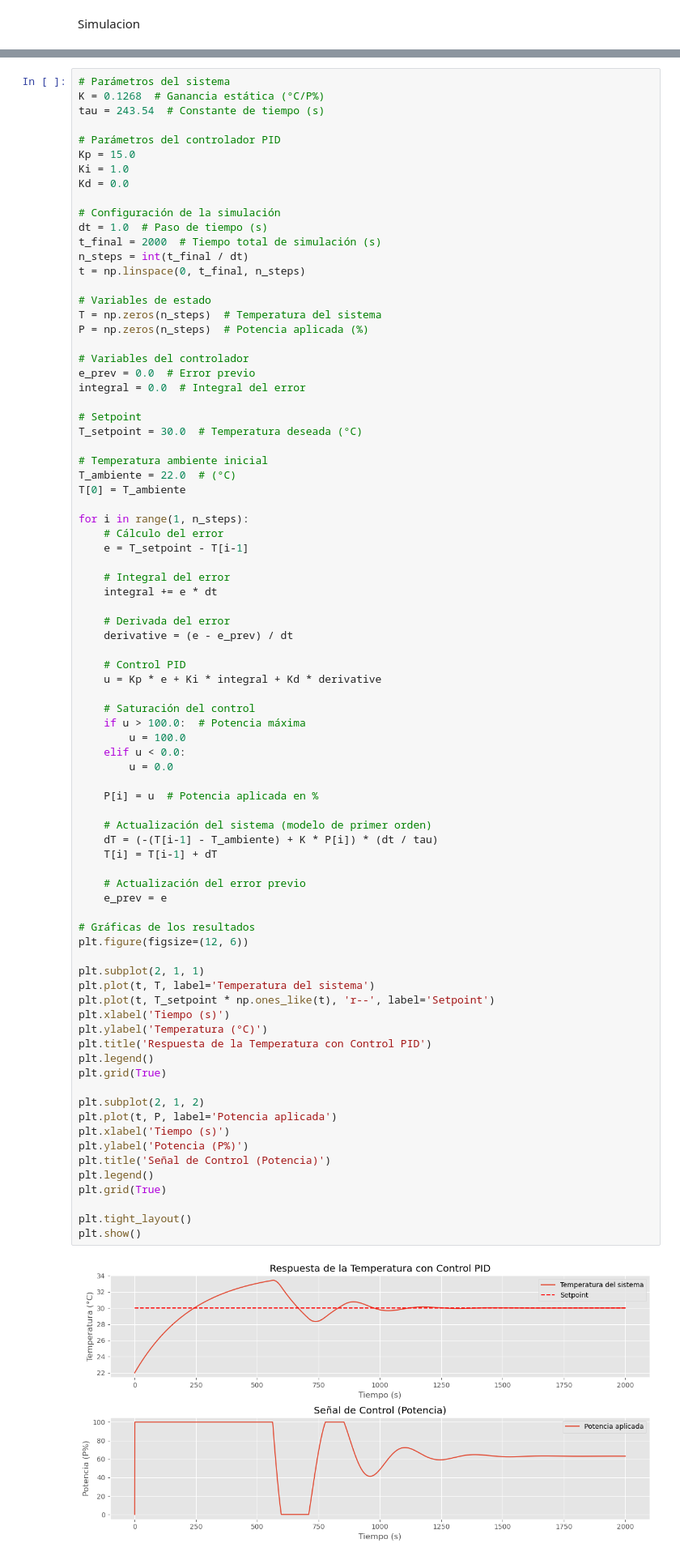
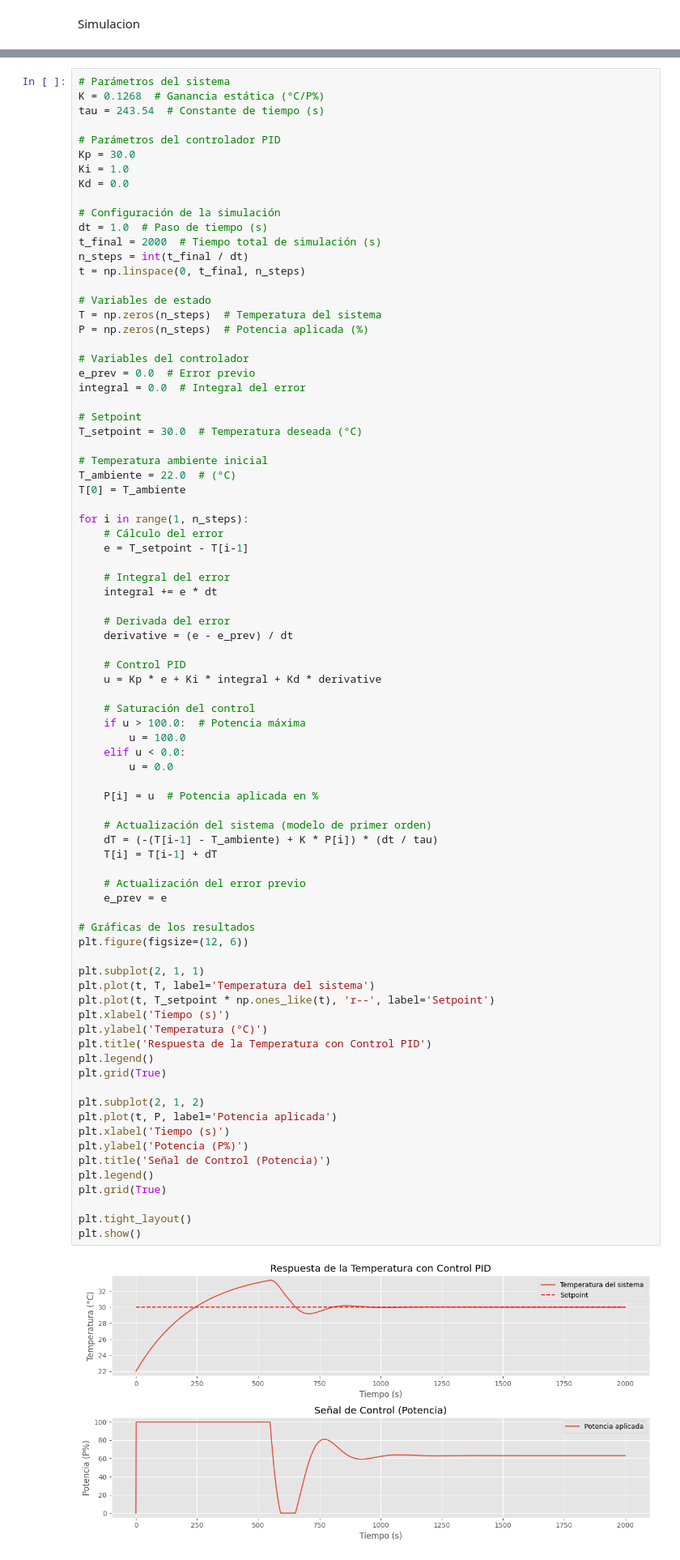
Before and after one commit to MaximilianoAntonio/incubator-prototype, a Jupyter notebook: Incbadora ino/vizualizador csv.ipynb, the cells around one changed output, grey strips where cells are left out. Shown at 81% size. Drawn from its saved outputs; the diff is of its cells as text.

```diff
--- a/Incbadora ino/vizualizador csv.ipynb
+++ b/Incbadora ino/vizualizador csv.ipynb
@@ -305,7 +305,7 @@ K = 0.1268  # Ganancia estática (°C/P%)
 tau = 243.54  # Constante de tiempo (s)
 
 # Parámetros del controlador PID
-Kp = 15.0
+Kp = 30.0
 Ki = 1.0
 Kd = 0.0
 
@@ -354,34 +354,34 @@ for i in range(1, n_steps):
     # Actualización del sistema (modelo de primer orden)
     dT = (-(T[i-1] - T_ambiente) + K * P[i]) * (dt / tau)
     T[i] = T[i-1] + dT
 
     # Actualización del error previo
     e_prev = e
 
 # Gráficas de los resultados
 plt.figure(figsize=(12, 6))
 
 plt.subplot(2, 1, 1)
 plt.plot(t, T, label='Temperatura del sistema')
 plt.plot(t, T_setpoint * np.ones_like(t), 'r--', label='Setpoint')
 plt.xlabel('Tiempo (s)')
 plt.ylabel('Temperatura (°C)')
 plt.title('Respuesta de la Temperatura con Control PID')
 plt.legend()
 plt.grid(True)
 
 plt.subplot(2, 1, 2)
 plt.plot(t, P, label='Potencia aplicada')
 plt.xlabel('Tiempo (s)')
 plt.ylabel('Potencia (P%)')
 plt.title('Señal de Control (Potencia)')
 plt.legend()
 plt.grid(True)
 
 plt.tight_layout()
 plt.show()
 # %% [output]
-[figure, old version]
+[figure, new version]
 # %%
 
 # Leer los archivos CSV de los ensayos con ventilador
```
Also changed, not shown: parts of 1 cell of this notebook.
